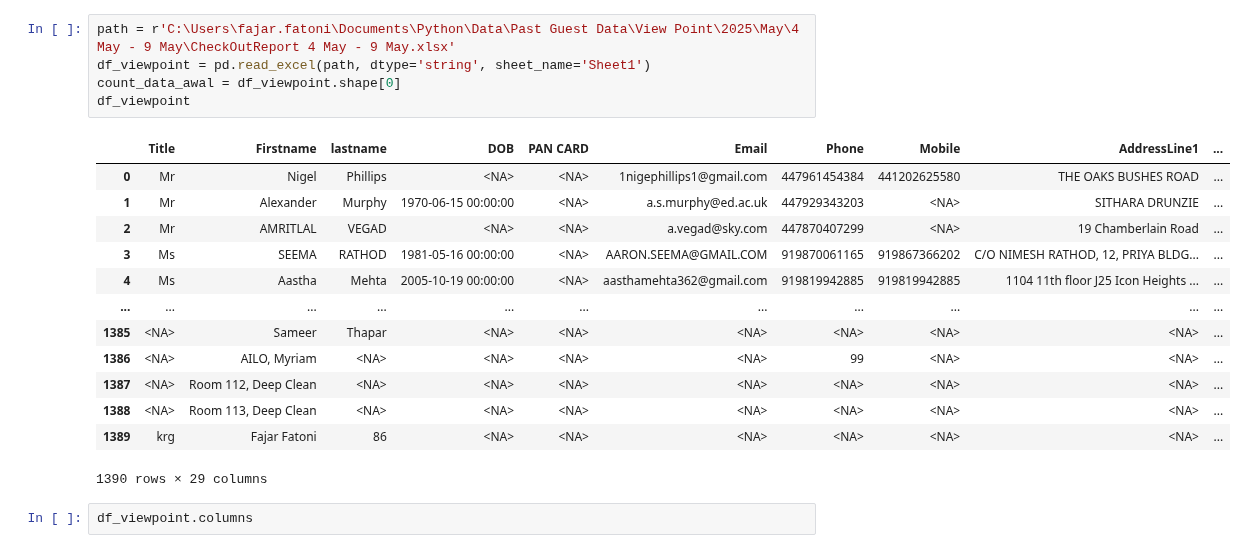
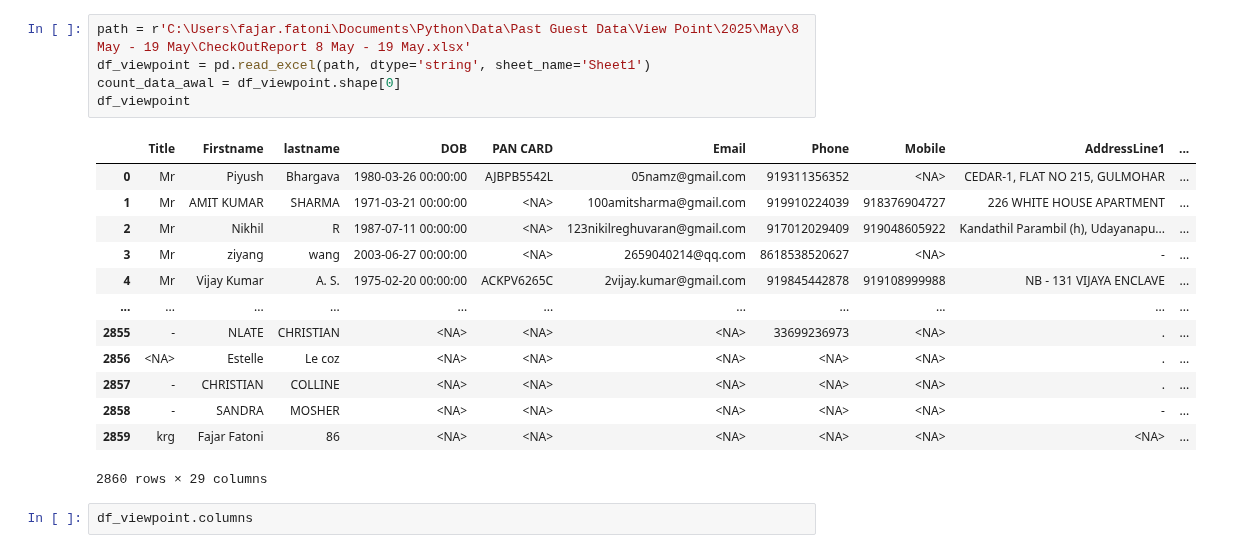
Before and after one commit to fajarfat1195/python.github.io, a Jupyter notebook: past_guest_toni_app/viewpoint_pg_clean_1.ipynb, the cells around one changed output. Cells and saved outputs as stored; diff of their text form.

```diff
--- a/past_guest_toni_app/viewpoint_pg_clean_1.ipynb
+++ b/past_guest_toni_app/viewpoint_pg_clean_1.ipynb
@@ -17,22 +14,22 @@ The autoreload extension is already loaded. To reload it, use:
 # %%
-path = r'C:\Users\fajar.fatoni\Documents\Python\Data\Past Guest Data\View Point\2025\May\4 May - 9 May\CheckOutReport 4 May - 9 May.xlsx'
+path = r'C:\Users\fajar.fatoni\Documents\Python\Data\Past Guest Data\View Point\2025\May\8 May - 19 May\CheckOutReport 8 May - 19 May.xlsx'
 df_viewpoint = pd.read_excel(path, dtype='string', sheet_name='Sheet1')
 count_data_awal = df_viewpoint.shape[0]
 df_viewpoint
 # %% [output]
 |  | Title | Firstname | lastname | DOB | PAN CARD | Email | Phone | Mobile | AddressLine1 | ... |
-| 0 | Mr | Nigel | Phillips | <NA> | <NA> | 1nigephillips1@gmail.com | 447961454384 | 441202625580 | THE OAKS BUSHES ROAD | ... |
-| 1 | Mr | Alexander | Murphy | 1970-06-15 00:00:00 | <NA> | a.s.murphy@ed.ac.uk | 447929343203 | <NA> | SITHARA DRUNZIE | ... |
-| 2 | Mr | AMRITLAL | VEGAD | <NA> | <NA> | a.vegad@sky.com | 447870407299 | <NA> | 19 Chamberlain Road | ... |
-| 3 | Ms | SEEMA | RATHOD | 1981-05-16 00:00:00 | <NA> | AARON.SEEMA@GMAIL.COM | 919870061165 | 919867366202 | C/O NIMESH RATHOD, 12, PRIYA BLDG... | ... |
-| 4 | Ms | Aastha | Mehta | 2005-10-19 00:00:00 | <NA> | aasthamehta362@gmail.com | 919819942885 | 919819942885 | 1104 11th floor J25 Icon Heights ... | ... |
+| 0 | Mr | Piyush | Bhargava | 1980-03-26 00:00:00 | AJBPB5542L | 05namz@gmail.com | 919311356352 | <NA> | CEDAR-1, FLAT NO 215, GULMOHAR | ... |
+| 1 | Mr | AMIT KUMAR | SHARMA | 1971-03-21 00:00:00 | <NA> | 100amitsharma@gmail.com | 919910224039 | 918376904727 | 226 WHITE HOUSE APARTMENT | ... |
+| 2 | Mr | Nikhil | R | 1987-07-11 00:00:00 | <NA> | 123nikilreghuvaran@gmail.com | 917012029409 | 919048605922 | Kandathil Parambil (h), Udayanapu... | ... |
+| 3 | Mr | ziyang | wang | 2003-06-27 00:00:00 | <NA> | 2659040214@qq.com | 8618538520627 | <NA> | - | ... |
+| 4 | Mr | Vijay Kumar | A. S. | 1975-02-20 00:00:00 | ACKPV6265C | 2vijay.kumar@gmail.com | 919845442878 | 919108999988 | NB - 131 VIJAYA ENCLAVE | ... |
 | ... | ... | ... | ... | ... | ... | ... | ... | ... | ... | ... |
-| 1385 | <NA> | Sameer | Thapar | <NA> | <NA> | <NA> | <NA> | <NA> | <NA> | ... |
-| 1386 | <NA> | AILO, Myriam | <NA> | <NA> | <NA> | <NA> | 99 | <NA> | <NA> | ... |
-| 1387 | <NA> | Room 112, Deep Clean | <NA> | <NA> | <NA> | <NA> | <NA> | <NA> | <NA> | ... |
-| 1388 | <NA> | Room 113, Deep Clean | <NA> | <NA> | <NA> | <NA> | <NA> | <NA> | <NA> | ... |
-| 1389 | krg | Fajar Fatoni | 86 | <NA> | <NA> | <NA> | <NA> | <NA> | <NA> | ... |
+| 2855 | - | NLATE | CHRISTIAN | <NA> | <NA> | <NA> | 33699236973 | <NA> | . | ... |
+| 2856 | <NA> | Estelle | Le coz | <NA> | <NA> | <NA> | <NA> | <NA> | . | ... |
+| 2857 | - | CHRISTIAN | COLLINE | <NA> | <NA> | <NA> | <NA> | <NA> | . | ... |
+| 2858 | - | SANDRA | MOSHER | <NA> | <NA> | <NA> | <NA> | <NA> | - | ... |
+| 2859 | krg | Fajar Fatoni | 86 | <NA> | <NA> | <NA> | <NA> | <NA> | <NA> | ... |
-1390 rows × 29 columns
+2860 rows × 29 columns
 # %%
 df_viewpoint.columns
 # %% [output]
```
Also changed, not shown: parts of 7 cells of this notebook, 5 other files.
